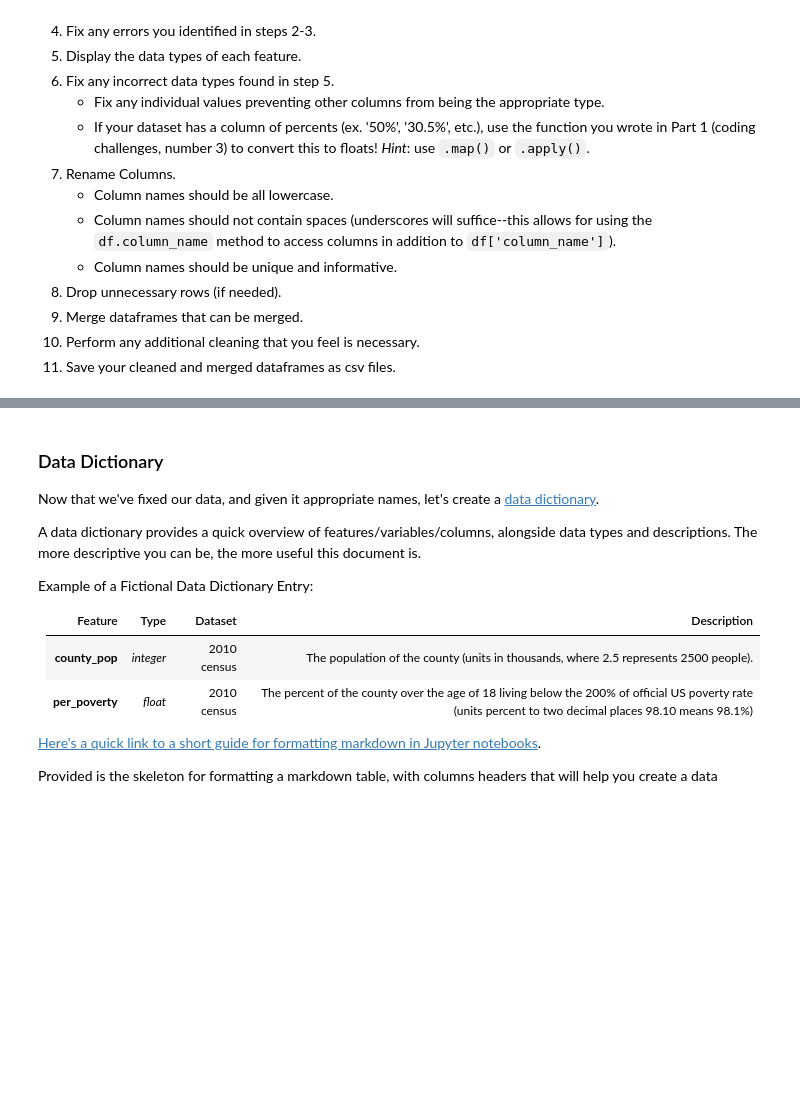
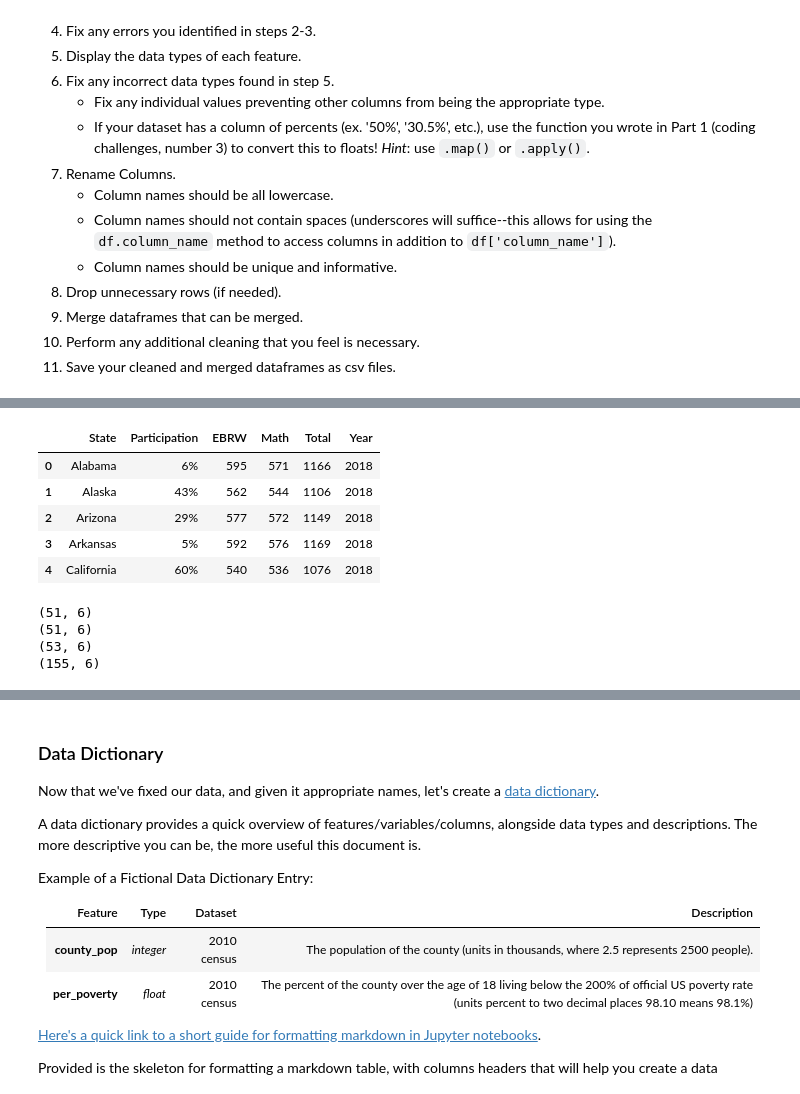
Before and after one commit to Marrrta/SAT_vs_ACT, a Jupyter notebook: code/Project_1_Marta_Lew.ipynb, the cells around one changed output, grey strips where cells are left out. Cells and saved outputs as stored; diff of their text form; code cells hidden in the pictures; blank space fills up the shorter version.

```diff
--- a/code/Project_1_Marta_Lew.ipynb
+++ b/code/Project_1_Marta_Lew.ipynb
@@ -203,0 +288,12 @@ sat_2018_df.head(5)
+# %%
+sat_2018_df.head()
+sat_2018_df.rename(columns = {'Evidence-Based Reading and Writing':'EBRW'}, inplace=True)
+sat_2018_df['Year'] = 2018
+sat_2018_df.head()
+# %% [output]
+|  | State | Participation | EBRW | Math | Total | Year |
+| 0 | Alabama | 6% | 595 | 571 | 1166 | 2018 |
+| 1 | Alaska | 43% | 562 | 544 | 1106 | 2018 |
+| 2 | Arizona | 29% | 577 | 572 | 1149 | 2018 |
+| 3 | Arkansas | 5% | 592 | 576 | 1169 | 2018 |
+| 4 | California | 60% | 540 | 536 | 1076 | 2018 |
@@ -203,0 +310,12 @@ sat_2018_df.head(5)
+# %%
+#Checking that each year's df got completely included in the 'all' df
+print(sat_2017_df.shape)
+print(sat_2018_df.shape)
+print(sat_2019_df.shape)
+
+print(sat_all_df.shape)
+# %% [output]
+(51, 6)
+(51, 6)
+(53, 6)
+(155, 6)
```
Also changed, not shown: parts of 22 cells of this notebook, 1 other file.
